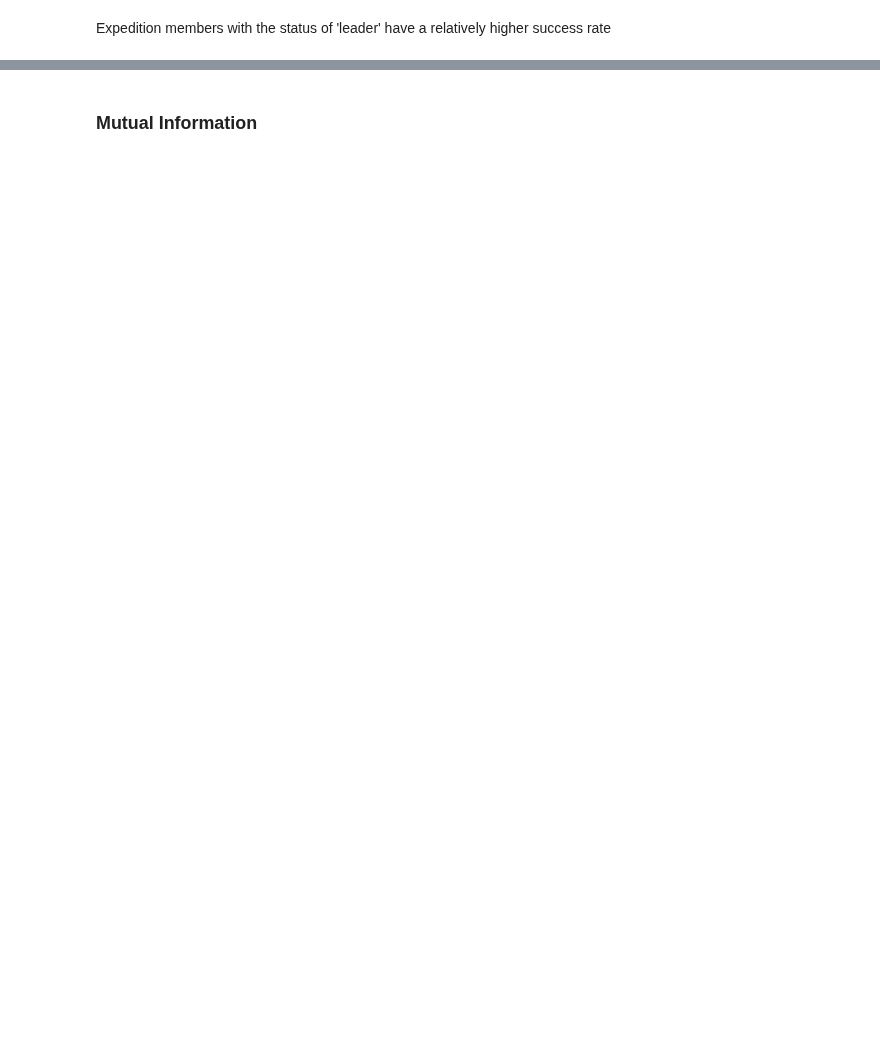
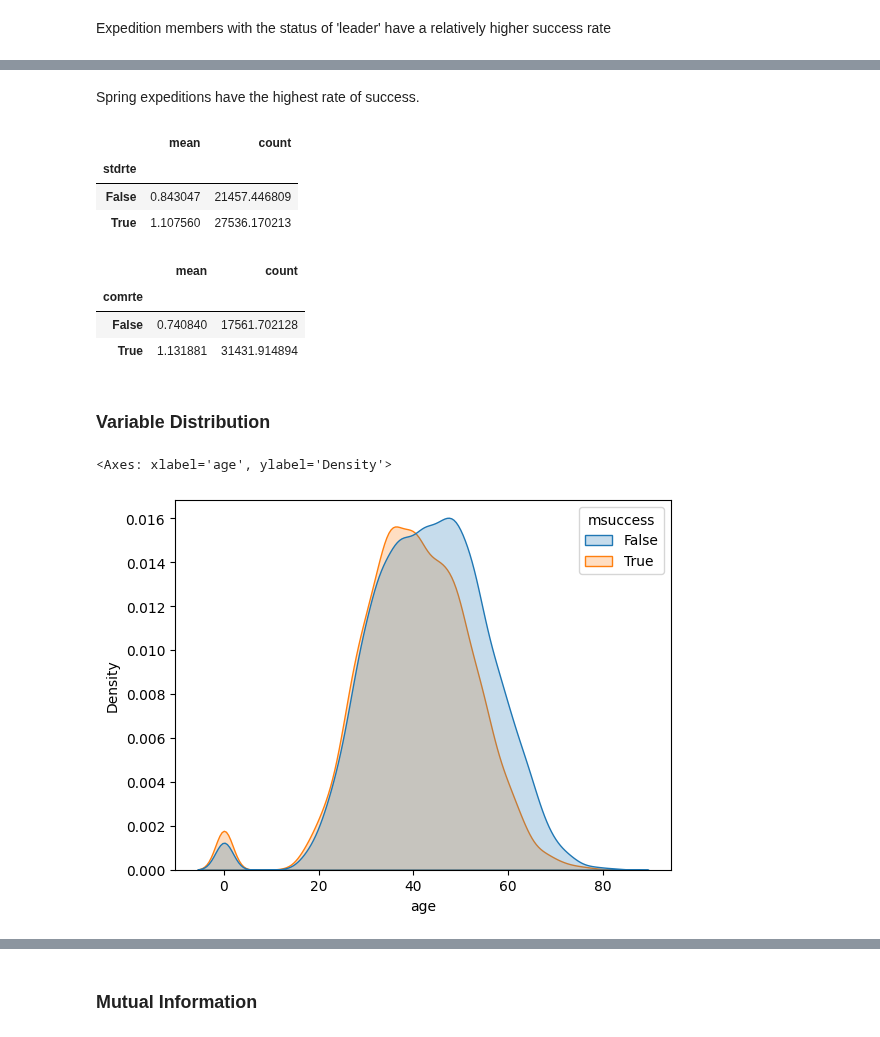
Before and after one commit to ArmandWinant/ml-zoomcamp, a Jupyter notebook: projects/midterm/notebook.ipynb, the cells around one changed output, grey strips where cells are left out. Saved outputs shown, nothing was run; the diff lists cells and outputs as text; code cells hidden in the pictures; blank space fills up the shorter version.

Commit message:
plot continuous variable distributions

```diff
--- a/projects/midterm/notebook.ipynb
+++ b/projects/midterm/notebook.ipynb
@@ -278,11 +283,11 @@ col_list = [
   # EXPEDICTION TIME
   'year',
   'season',
+  'host',
   'bcdate',
   'smtdate',
   'smttime',
   'termdate',
-  'host',
   # ASCENT DETAILS
   'termreason',
   # EXPEDITION TYPE
@@ -295,13 +300,14 @@ col_list = [
   # TEAM SIZE
   'totmembers',
   'smtmembers',
-  # 'mdeaths',
   'tothired',
   'smthired',
-  # 'hdeaths',
   'nohired',
   # MISC
-  'agency'
+  'agency',
+  # ROUTE
+  'stdrte',
+  'comrte'
 ]
 # %%
 df_exped = df_exped[col_list]
@@ -338,6 +344,11 @@ df_exped.head()
 | 3537 | EVER00105 | EVER | 2000 | 1 | 1 | 4 | 0 | 9 | 3 | 6 | ... |
 | 3607 | MANA00101 | MANA | 2000 | 1 | 1 | 3 | 400 | 4 | 3 | 0 | ... |
 | 3495 | AMAD00111 | AMAD | 2000 | 1 | 1 | 2 | 0 | 6 | 0 | 0 | ... |
+# %%
+df_exped = df_exped.loc[
+  (df_exped.stdrte.notna()) &
+  (df_exped.comrte.notna())
+]
 # %% [markdown]
 ### Data Merge
 # %%
@@ -483,0 +440,23 @@ for c in categorical_vars:
+# %% [markdown]
+Spring expeditions have the highest rate of success.
+# %%
+df.groupby(['stdrte']).msuccess.agg(['mean', 'count']) / global_success_rate
+# %% [output]
+|  | mean | count |
+| stdrte |  |  |
+| False | 0.843047 | 21457.446809 |
+| True | 1.107560 | 27536.170213 |
+# %%
+df.groupby(['comrte']).msuccess.agg(['mean', 'count']) / global_success_rate
+# %% [output]
+|  | mean | count |
+| comrte |  |  |
+| False | 0.740840 | 17561.702128 |
+| True | 1.131881 | 31431.914894 |
+# %% [markdown]
+### Variable Distribution
+# %%
+sns.kdeplot(data=df, x='age', hue='msuccess', fill=True)
+# %% [output]
+<Axes: xlabel='age', ylabel='Density'>
+[figure, added]
```
Also changed, not shown: parts of 20 cells of this notebook.
